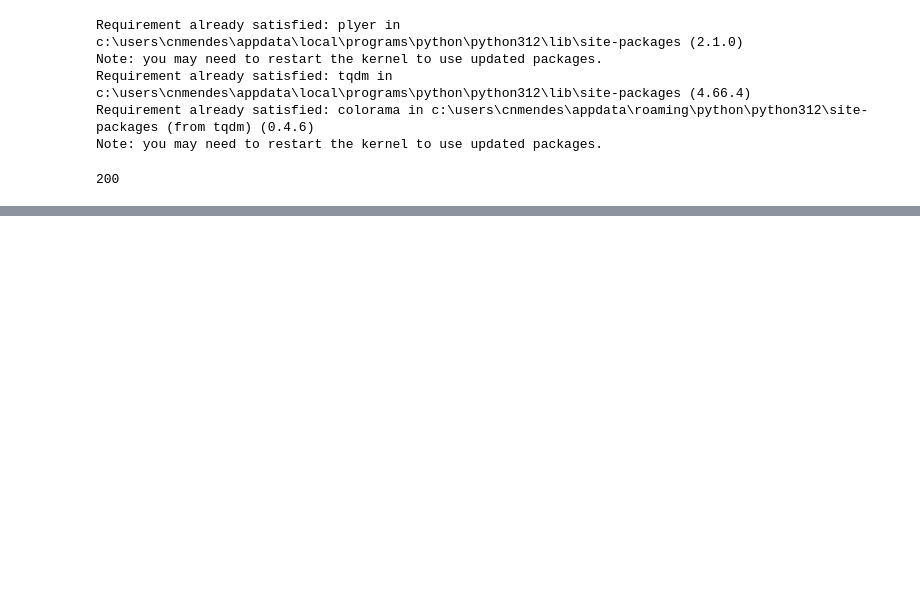
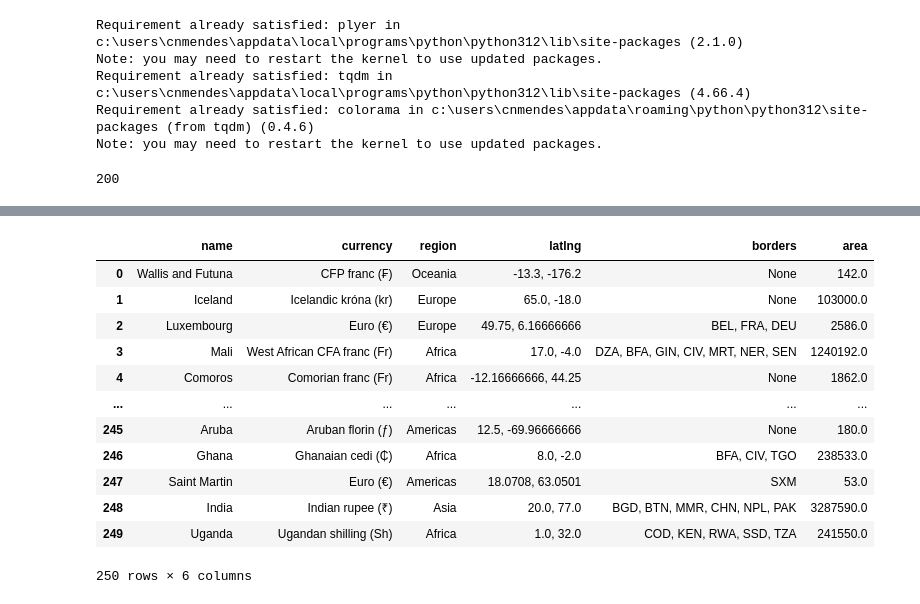
Before and after one commit to natalia5824/projeto-coder, a Jupyter notebook: projeto_final.ipynb, the cells around one changed output, grey strips where cells are left out. Saved outputs shown, nothing was run; the diff lists cells and outputs as text; code cells hidden in the pictures; blank space fills up the shorter version.

```diff
--- a/projeto_final.ipynb
+++ b/projeto_final.ipynb
@@ -184,0 +279,16 @@ def alerta_base(url): #URL vai ser o parâmetro que vamos ter que passar
+# %%
+pd.DataFrame(df_carregado_3)
+# %% [output]
+|  | name | currency | region | latlng | borders | area |
+| 0 | Wallis and Futuna | CFP franc (₣) | Oceania | -13.3, -176.2 | None | 142.0 |
+| 1 | Iceland | Icelandic króna (kr) | Europe | 65.0, -18.0 | None | 103000.0 |
+| 2 | Luxembourg | Euro (€) | Europe | 49.75, 6.16666666 | BEL, FRA, DEU | 2586.0 |
+| 3 | Mali | West African CFA franc (Fr) | Africa | 17.0, -4.0 | DZA, BFA, GIN, CIV, MRT, NER, SEN | 1240192.0 |
+| 4 | Comoros | Comorian franc (Fr) | Africa | -12.16666666, 44.25 | None | 1862.0 |
+| ... | ... | ... | ... | ... | ... | ... |
+| 245 | Aruba | Aruban florin (ƒ) | Americas | 12.5, -69.96666666 | None | 180.0 |
+| 246 | Ghana | Ghanaian cedi (₵) | Africa | 8.0, -2.0 | BFA, CIV, TGO | 238533.0 |
+| 247 | Saint Martin | Euro (€) | Americas | 18.0708, 63.0501 | SXM | 53.0 |
+| 248 | India | Indian rupee (₹) | Asia | 20.0, 77.0 | BGD, BTN, MMR, CHN, NPL, PAK | 3287590.0 |
+| 249 | Uganda | Ugandan shilling (Sh) | Africa | 1.0, 32.0 | COD, KEN, RWA, SSD, TZA | 241550.0 |
+250 rows × 6 columns
```
Also changed, not shown: parts of 10 cells of this notebook, 3 other files.
